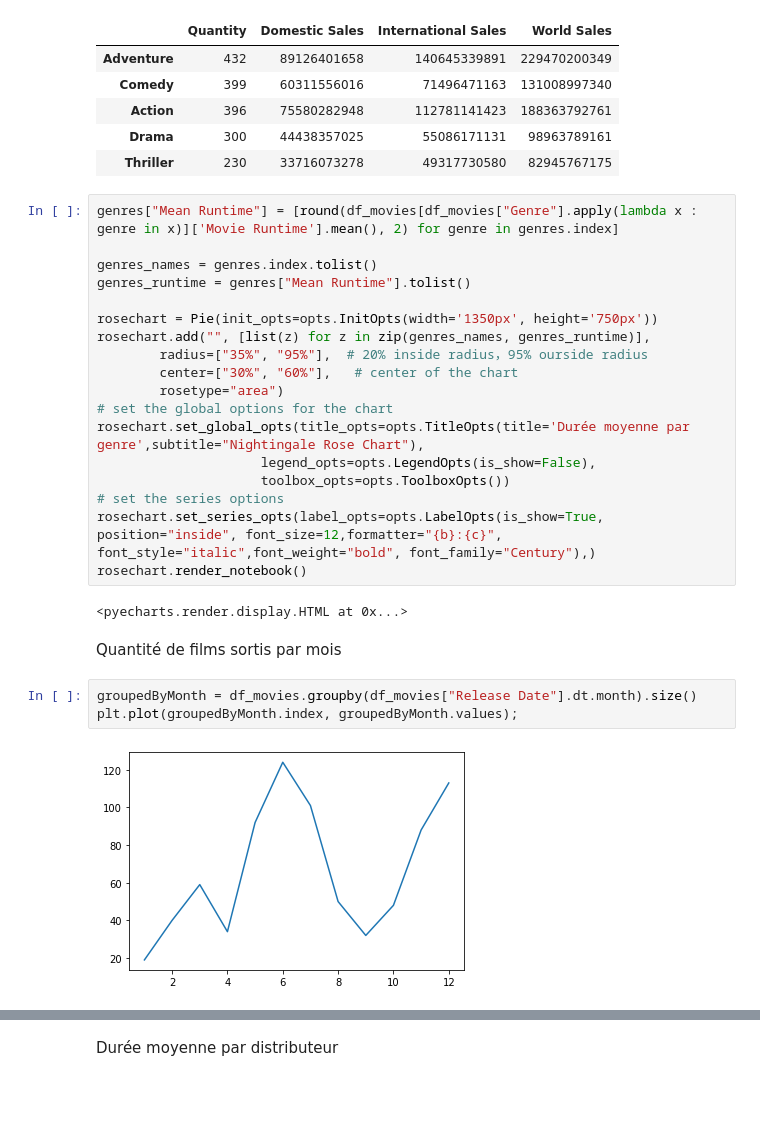
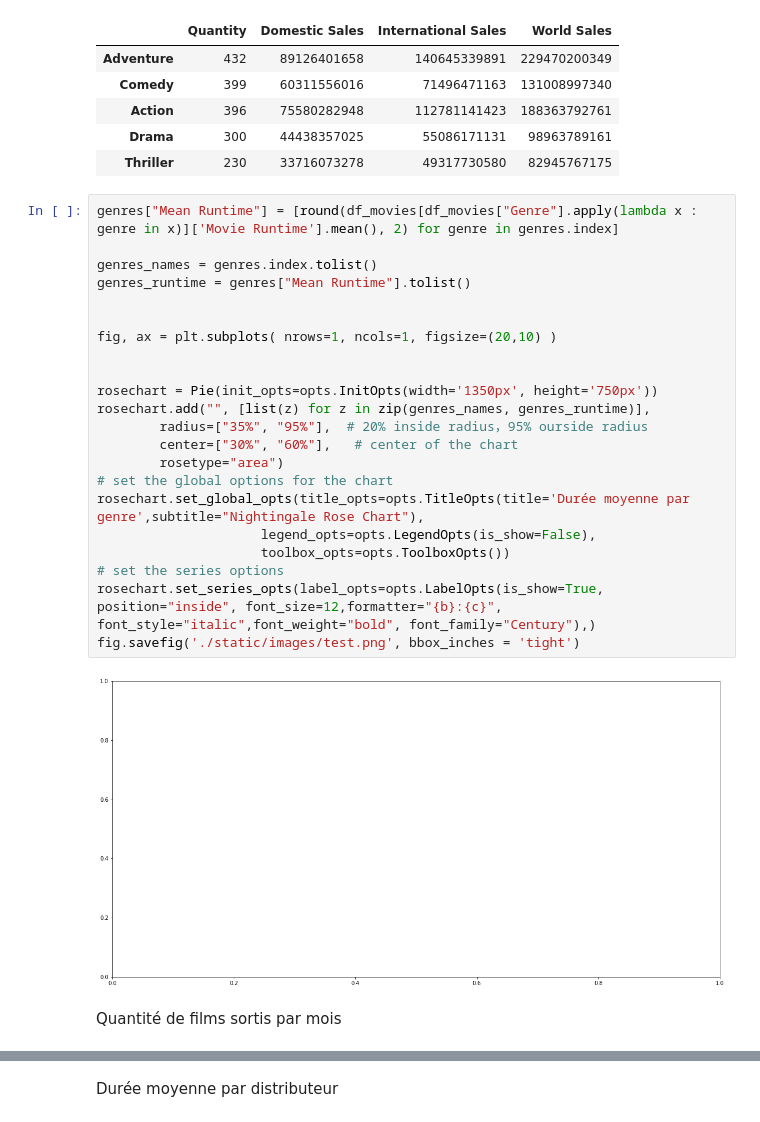
Before and after one commit to dalexmuro/Sujet04-Movies, a Jupyter notebook: analyse.ipynb, the cells around one changed output, grey strips where cells are left out. Drawn from its saved outputs; the diff is of its cells as text; blank space fills up the shorter version.

```diff
--- a/analyse.ipynb
+++ b/analyse.ipynb
@@ -189,27 +190,26 @@ genres.head()
 # %%
 genres["Mean Runtime"] = [round(df_movies[df_movies["Genre"].apply(lambda x : genre in x)]['Movie Runtime'].mean(), 2) for genre in genres.index]
 
 genres_names = genres.index.tolist()
 genres_runtime = genres["Mean Runtime"].tolist()
+
+
+fig, ax = plt.subplots( nrows=1, ncols=1, figsize=(20,10) )
+
 
 rosechart = Pie(init_opts=opts.InitOpts(width='1350px', height='750px'))
 rosechart.add("", [list(z) for z in zip(genres_names, genres_runtime)],
         radius=["35%", "95%"],  # 20% inside radius，95% ourside radius
         center=["30%", "60%"],   # center of the chart
         rosetype="area")
 # set the global options for the chart
 rosechart.set_global_opts(title_opts=opts.TitleOpts(title='Durée moyenne par genre',subtitle="Nightingale Rose Chart"),
                      legend_opts=opts.LegendOpts(is_show=False),
                      toolbox_opts=opts.ToolboxOpts())
 # set the series options
 rosechart.set_series_opts(label_opts=opts.LabelOpts(is_show=True, position="inside", font_size=12,formatter="{b}:{c}", font_style="italic",font_weight="bold", font_family="Century"),)
-rosechart.render_notebook()
+fig.savefig('./static/images/test.png', bbox_inches = 'tight')
 # %% [output]
-<pyecharts.render.display.HTML at 0x...>
+[figure, added]
 # %% [markdown]
 Quantité de films sortis par mois
-# %%
-groupedByMonth = df_movies.groupby(df_movies["Release Date"].dt.month).size()
-plt.plot(groupedByMonth.index, groupedByMonth.values);
-# %% [output]
-[figure, removed]
```
Also changed, not shown: parts of 5 cells of this notebook, 5 other files.
